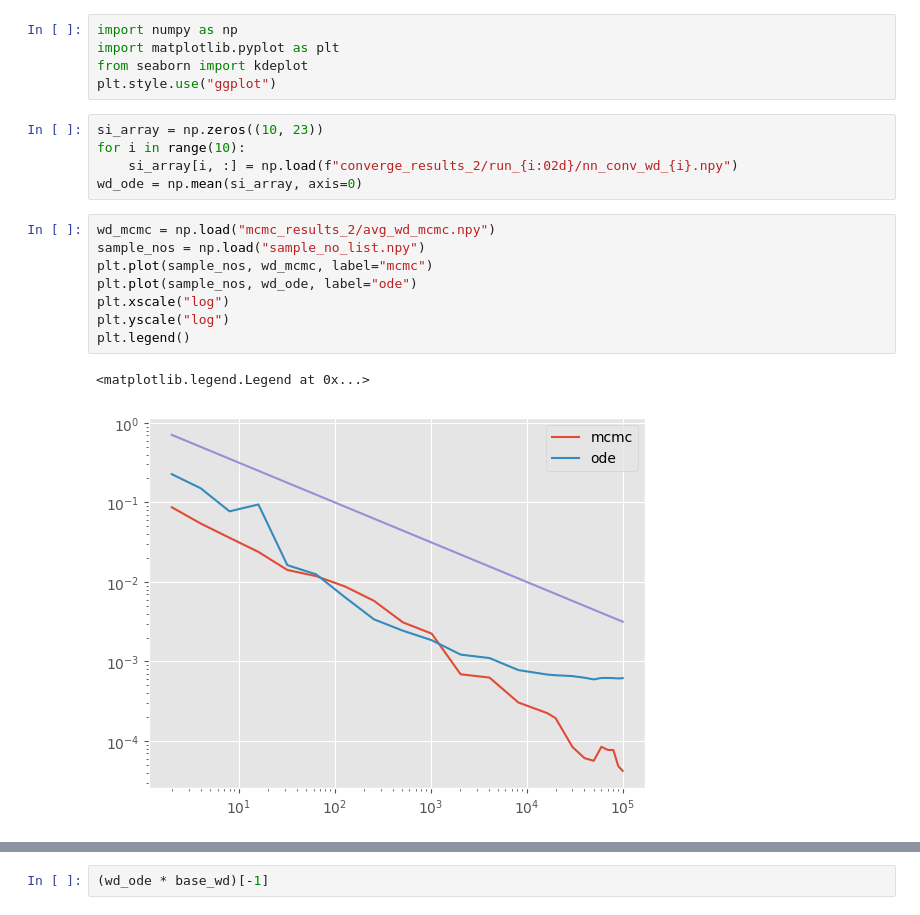
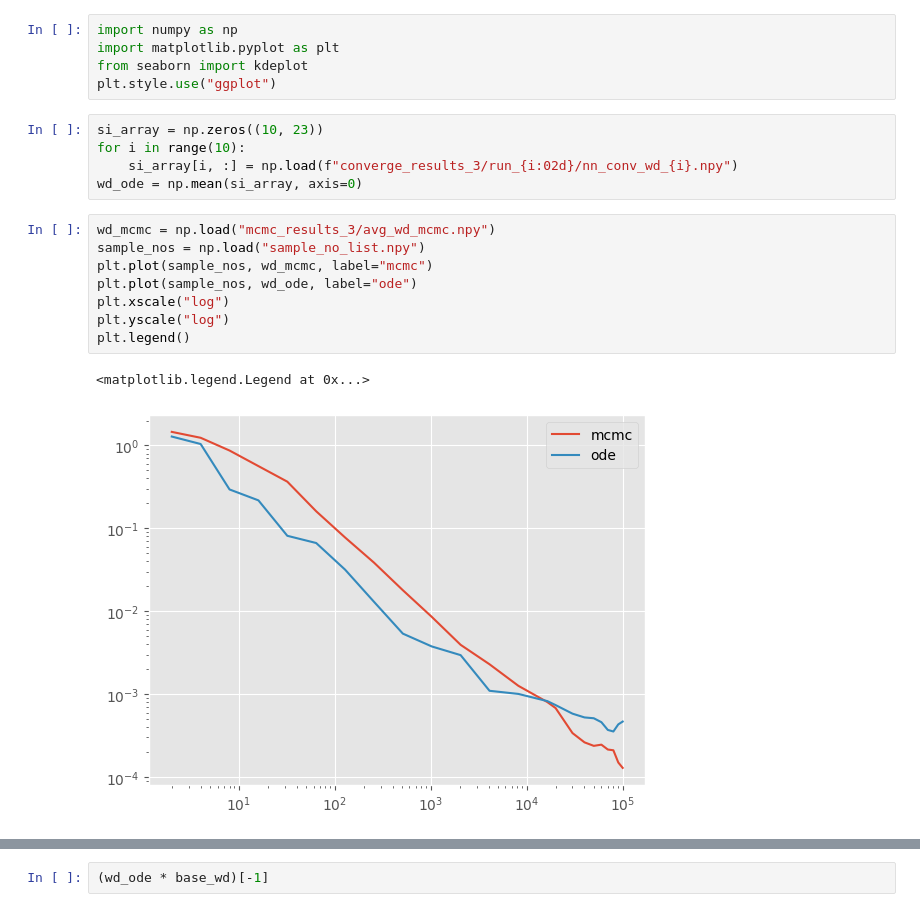
Before and after one commit to abjohnson117/TransportVsMcmcExperiments, a Jupyter notebook: tanh/tanh_test.ipynb, the cells around one changed output, grey strips where cells are left out. Saved outputs shown, nothing was run; the diff lists cells and outputs as text.

```diff
--- a/tanh/tanh_test.ipynb
+++ b/tanh/tanh_test.ipynb
@@ -205,16 +226,16 @@ plt.style.use("ggplot")
 # %%
 si_array = np.zeros((10, 23))
 for i in range(10):
-    si_array[i, :] = np.load(f"converge_results_2/run_{i:02d}/nn_conv_wd_{i}.npy")
+    si_array[i, :] = np.load(f"converge_results_3/run_{i:02d}/nn_conv_wd_{i}.npy")
 wd_ode = np.mean(si_array, axis=0)
 # %%
-wd_mcmc = np.load("mcmc_results_2/avg_wd_mcmc.npy")
+wd_mcmc = np.load("mcmc_results_3/avg_wd_mcmc.npy")
 sample_nos = np.load("sample_no_list.npy")
 plt.plot(sample_nos, wd_mcmc, label="mcmc")
 plt.plot(sample_nos, wd_ode, label="ode")
 plt.xscale("log")
 plt.yscale("log")
 plt.legend()
 # %% [output]
 <matplotlib.legend.Legend at 0x...>
-[figure, old version]
+[figure, new version]
```
Also changed, not shown: parts of 24 cells of this notebook, 24 other files.
